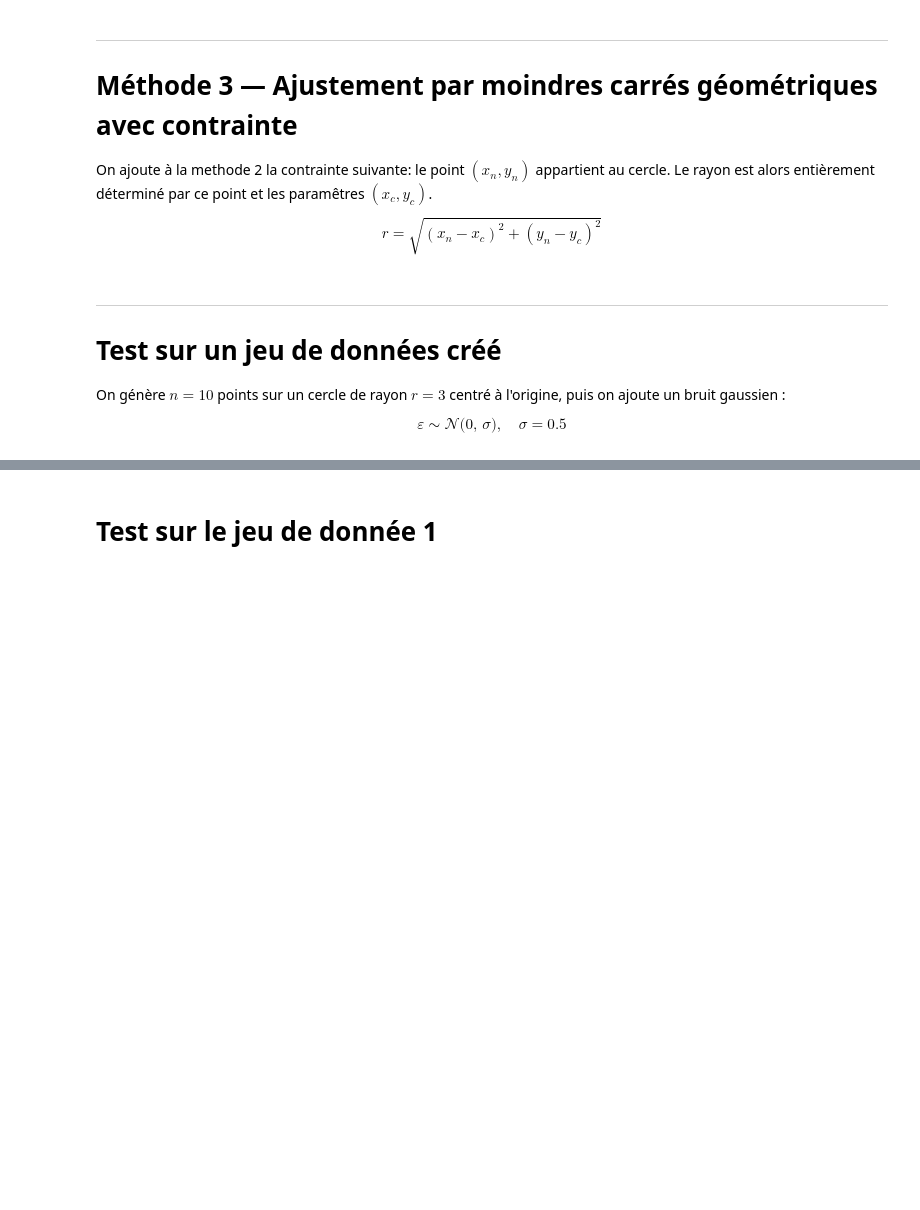
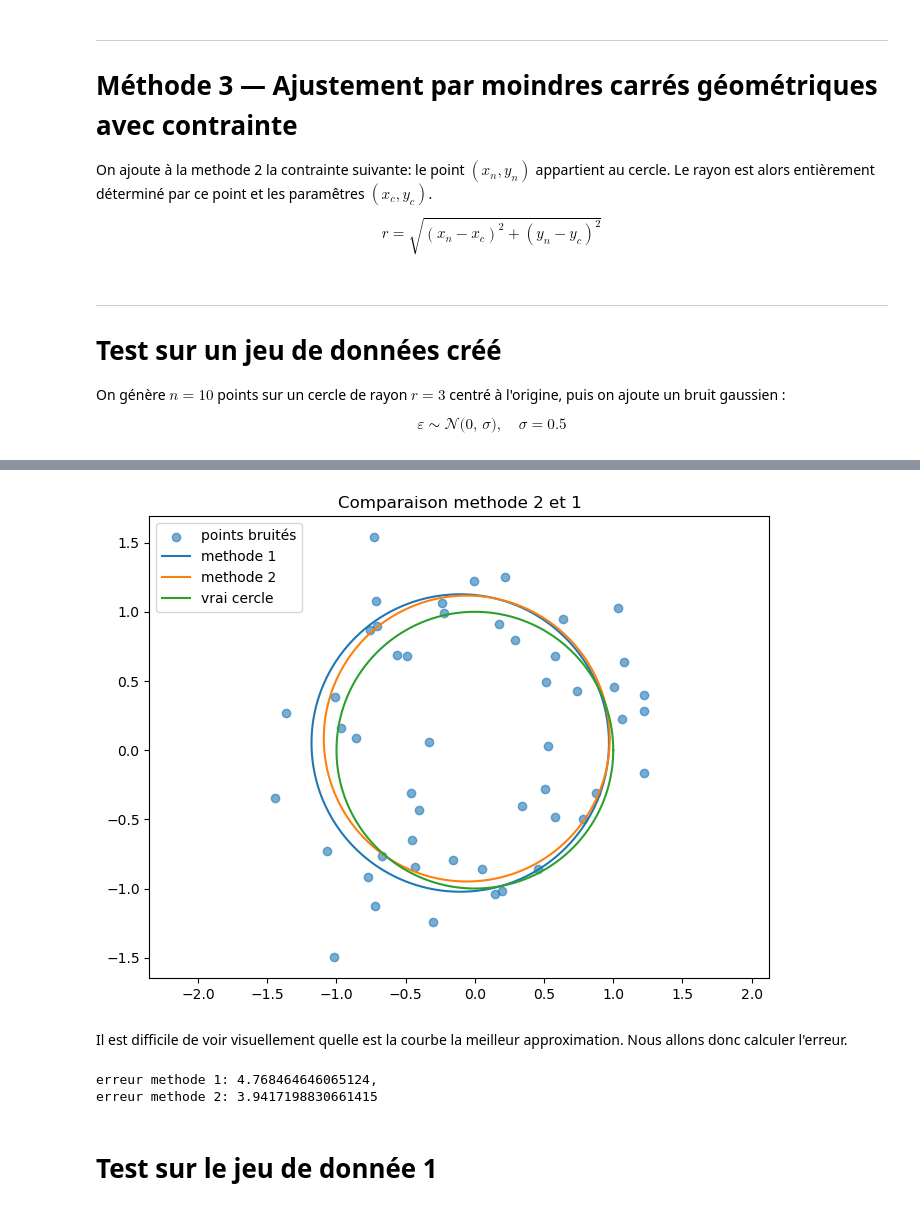
Before and after one commit to NourBouabid/Projet-optimisation-266-, a Jupyter notebook: notebook_final.ipynb, the cells around one changed output, grey strips where cells are left out. Saved outputs shown, nothing was run; the diff lists cells and outputs as text; code cells hidden in the pictures; blank space fills up the shorter version.

```diff
--- a/notebook_final.ipynb
+++ b/notebook_final.ipynb
@@ -336,3 +334,38 @@ plt.show()
+# %%
+theta = np.linspace(0, 2*np.pi, 300)
+x_vrai = r * np.cos(theta)
+y_vrai = r * np.sin(theta)
+
+plt.figure(figsize=(8, 6))
+plt.scatter(x_bruite, y_bruite, alpha=0.6, label="points bruités")
+plt.plot(x_cercle1, y_cercle1, label="methode 1 ")
+plt.plot(x_cercle2, y_cercle2, label="methode 2 ")
+plt.plot(x_vrai, y_vrai, label="vrai cercle")
+
+plt.axis("equal")
+plt.title("Comparaison methode 2 et 1")
+plt.legend()
+plt.show()
+# %% [output]
+[figure, added]
+# %% [markdown]
+Il est difficile de voir visuellement quelle est la courbe la meilleur approximation. Nous allons donc calculer l'erreur.
+# %%
+erreur1=0
+erreur2=0
+for i in range(1000):
+    xc1, yc1, r1=methode1(x_bruite, y_bruite)
+    xc2, yc2, r2 =methode2(x_bruite,y_bruite)
+    erreur1+= xc1**2 + yc1**2 + (r1-1)**2
+    erreur2+= xc2**2 + yc2**2 + (r2-1)**2
+
+erreur1=erreur1/100
+erreur2=erreur2/100
+
+print(f"erreur methode 1: {erreur1}, \nerreur methode 2: {erreur2} ")
+# %% [output]
+erreur methode 1: 4.768464646065124,
+erreur methode 2: 3.9417198830661415
 # %% [markdown]
 # Test sur le jeu de donnée 1
 # %%
```
Also changed, not shown: parts of 11 cells of this notebook.
